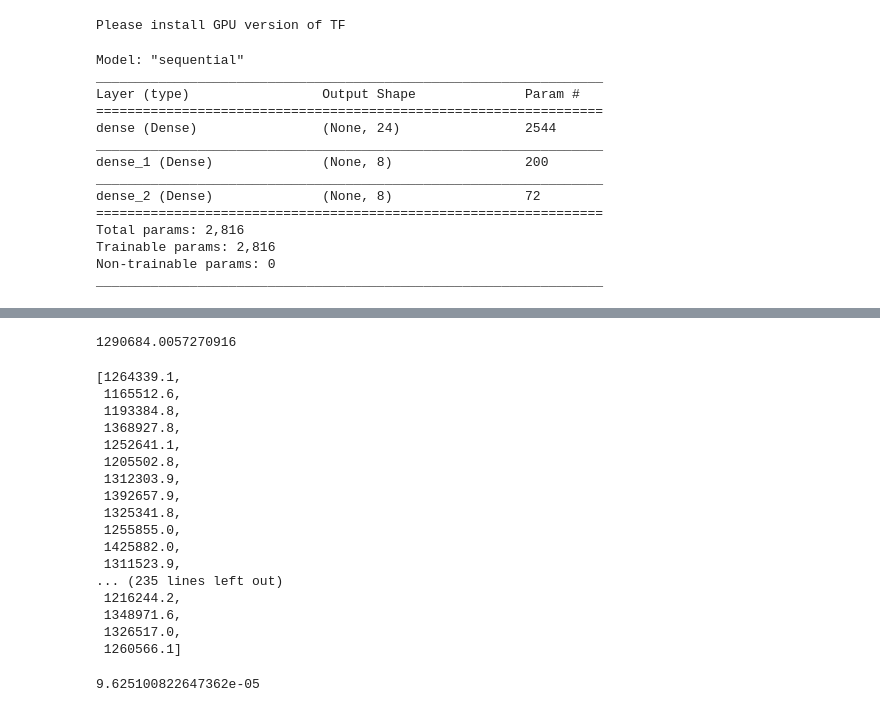
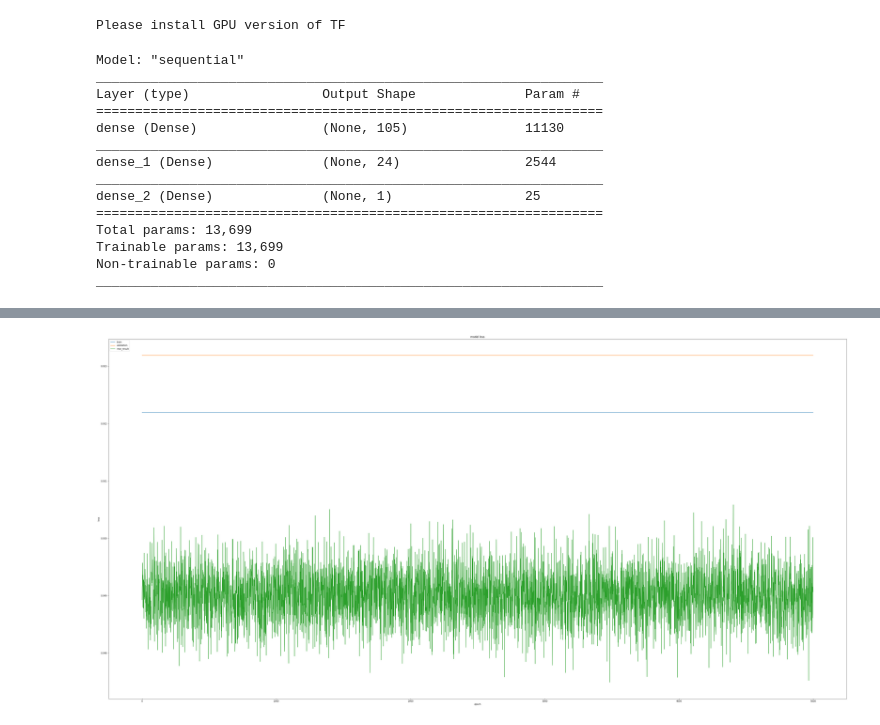
Before and after one commit to qdb048sta/Neural_Network, a Jupyter notebook: neural network.ipynb, the cells around one changed output, grey strips where cells are left out. Cells and saved outputs as stored; diff of their text form; code cells hidden in the pictures.

Commit message:
adding result and screening1

```diff
--- a/neural network.ipynb
+++ b/neural network.ipynb
@@ -33,10 +33,10 @@ from tensorflow.python.keras.wrappers.scikit_learn import KerasRegressor
 # %%
 #model complie
 model = Sequential()
-model.add(Dense(24, input_dim=105, kernel_initializer='normal', activation='relu'))#input_dim=number of columns original :relu
-model.add(Dense(8, activation='relu'))
+model.add(Dense(105, input_dim=105, kernel_initializer='normal', activation='relu'))#input_dim=number of columns original :relu
+model.add(Dense(24, activation='relu'))
 #model.add(Dense(8,activation='relu'))
-model.add(Dense(8, activation='relu'))#Here the source is using linear
+model.add(Dense(1, activation='relu'))#Here the source is using linear
 model.compile(loss='mse', optimizer='adam', metrics=['mse','mae'])
 model.summary()
 # %% [output]
@@ -44,14 +44,14 @@ Model: "sequential"
 _________________________________________________________________
 Layer (type)                 Output Shape              Param #
 =================================================================
-dense (Dense)                (None, 24)                2544
+dense (Dense)                (None, 105)               11130
 _________________________________________________________________
-dense_1 (Dense)              (None, 8)                 200
+dense_1 (Dense)              (None, 24)                2544
 _________________________________________________________________
-dense_2 (Dense)              (None, 8)                 72
+dense_2 (Dense)              (None, 1)                 25
 =================================================================
-Total params: 2,816
-Trainable params: 2,816
+Total params: 13,699
+Trainable params: 13,699
 Non-trainable params: 0
 _________________________________________________________________
 # %%
@@ -67,7 +67,7 @@ x=df[x_vars]
 #from sklearn.preprocessing import PolynomialFeatures
 #poly = PolynomialFeatures(degree=2,interaction_only=True,include_bias = False)
 #x=poly.fit_transform(x)
-y=df[["drug_amt"]]
+y=df[["screening2"]]
 #icd_auri1
 scaler_x = MinMaxScaler()#able to change to other
 scaler_y = MinMaxScaler()#able to change
@@ -79,14 +79,14 @@ xscale=x
 yscale=y
 X_train, X_test, y_train, y_test = train_test_split(xscale, yscale)
 # %%
-iteration_step=15000
+iteration_step=5000
 # %%
 #Execution
 history = model.fit(x,y, epochs=iteration_step, batch_size=50,  verbose=1, validation_split=0.2)#epochs=max steps batch_size=numer of sample will be trained at once
 counter=0
 mse_result=[]
-while counter<=iteration_step:
-    X_train, X_test, y_train, y_test = train_test_split(xscale, yscale)
+while counter<iteration_step:
+    X_train, X_test, y_train, y_test = train_test_split(xscale, yscale,test_size=0.2)
     #Standard OLS performance
     from sklearn import linear_model
     reg = linear_model.LinearRegression()
@@ -102,4 +102,16 @@ k=0
 for i in mse_result:
     k=k+i
 print(k/len(mse_result))
+print(history.history.keys())
+# "Loss"
+plt.figure(figsize=(60,30))
+plt.plot(history.history['loss'])
+plt.plot(history.history['val_loss'])
+plt.plot(mse_result)
+plt.plot()
+plt.title('model loss')
+plt.ylabel('loss')
+plt.xlabel('epoch')
+plt.legend(['train', 'validation','mse_result'], loc='upper left')
+plt.savefig("D:\\User_Data\\Documents\\GitHub\\Neural_Network\\"+str(iteration_step)+"epoch_screening2.png")
 # %% [output]
@@ -123,3 +135,4 @@ Epoch 201/15000
+[figure, added]
 # %%
 print(history.history.keys())
 # "Loss"
@@ -135,8 +151,6 @@ k=0
 for i in mse_result:
     k=k+i
 print(k/len(mse_result))
-# %% [output]
-1290684.0057270916
 # %%
 counter=0
 mse_result=[]
@@ -155,29 +169,9 @@ while counter<=250:
     #mse = ((y_test-y_pred)**2).mean(axis=ax)
 # %%
 mse_result
-# %% [output]
-[1264339.1,
- 1165512.6,
- 1193384.8,
- 1368927.8,
- 1252641.1,
- 1205502.8,
- 1312303.9,
- 1392657.9,
- 1325341.8,
- 1255855.0,
- 1425882.0,
- 1311523.9,
-... (235 lines left out)
- 1216244.2,
- 1348971.6,
- 1326517.0,
- 1260566.1]
 # %%
 from sklearn.neural_network import MLPRegressor
 regr = MLPRegressor(random_state=5, max_iter=100).fit(X_train, y_train)
 y_pred=regr.predict(X_test)
 mse=mean_squared_error(y_test,y_pred)
 mse
-# %% [output]
-9.625100822647362e-05
```
Also changed, not shown: parts of 5 cells of this notebook, 5 other files.
